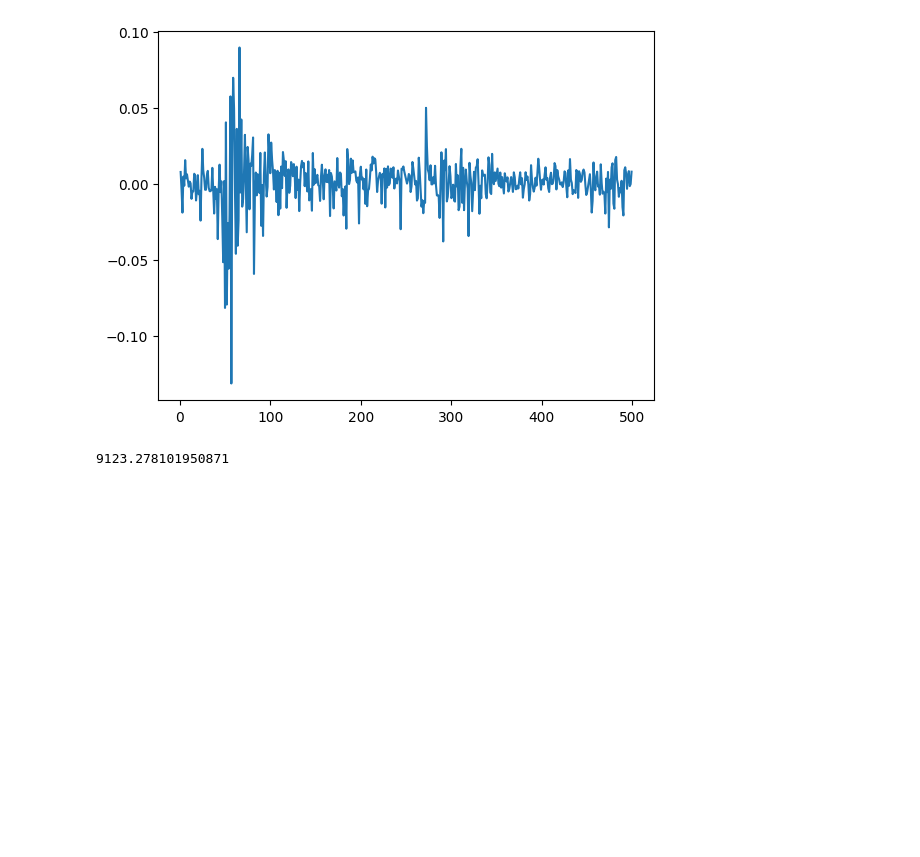
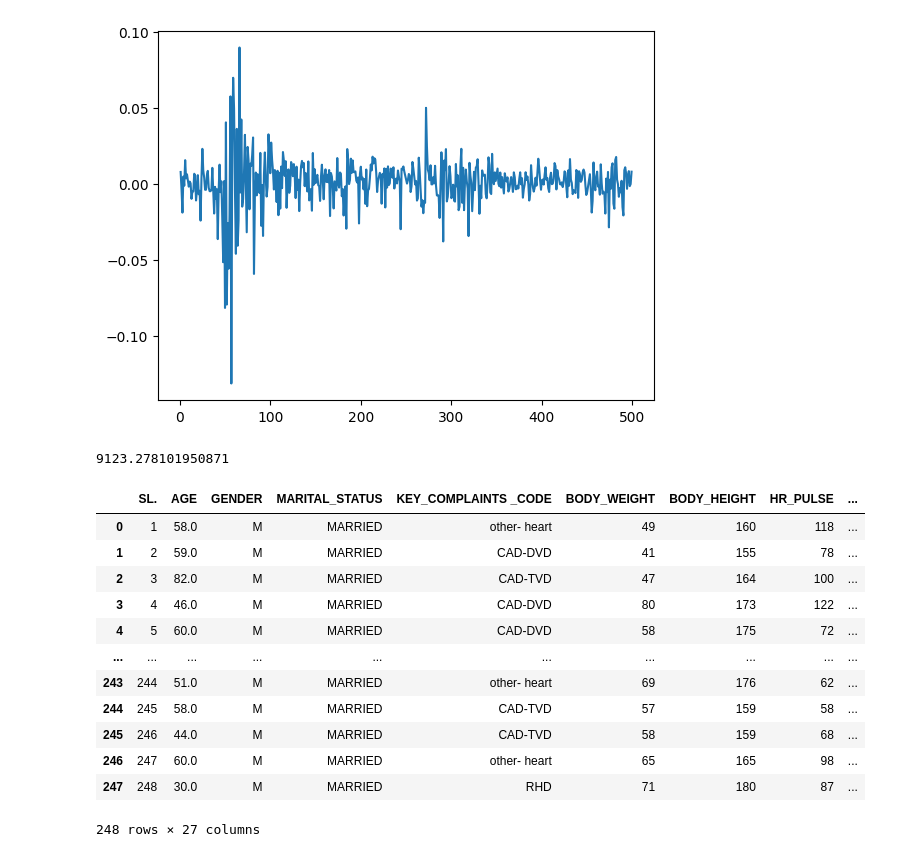
Before and after one commit to avijit4000/Practice, a Jupyter notebook: TEST_WORK/NEW/testy.ipynb, the cells around one changed output. Saved outputs shown, nothing was run; the diff lists cells and outputs as text; code cells hidden in the pictures; blank space fills up the shorter version.

```diff
--- a/TEST_WORK/NEW/testy.ipynb
+++ b/TEST_WORK/NEW/testy.ipynb
@@ -62,0 +65,18 @@ df["Index"].std()
+# %%
+df=pd.read_csv(r"D:\Pyn\MSDSM\Semester_3\PAR\regression\Mission_Hospital.csv")
+# %%
+df
+# %% [output]
+|  | SL. | AGE | GENDER | MARITAL_STATUS | KEY_COMPLAINTS _CODE | BODY_WEIGHT | BODY_HEIGHT | HR_PULSE | ... |
+| 0 | 1 | 58.0 | M | MARRIED | other- heart | 49 | 160 | 118 | ... |
+| 1 | 2 | 59.0 | M | MARRIED | CAD-DVD | 41 | 155 | 78 | ... |
+| 2 | 3 | 82.0 | M | MARRIED | CAD-TVD | 47 | 164 | 100 | ... |
+| 3 | 4 | 46.0 | M | MARRIED | CAD-DVD | 80 | 173 | 122 | ... |
+| 4 | 5 | 60.0 | M | MARRIED | CAD-DVD | 58 | 175 | 72 | ... |
+| ... | ... | ... | ... | ... | ... | ... | ... | ... | ... |
+| 243 | 244 | 51.0 | M | MARRIED | other- heart | 69 | 176 | 62 | ... |
+| 244 | 245 | 58.0 | M | MARRIED | CAD-TVD | 57 | 159 | 58 | ... |
+| 245 | 246 | 44.0 | M | MARRIED | CAD-TVD | 58 | 159 | 68 | ... |
+| 246 | 247 | 60.0 | M | MARRIED | other- heart | 65 | 165 | 98 | ... |
+| 247 | 248 | 30.0 | M | MARRIED | RHD | 71 | 180 | 87 | ... |
+248 rows × 27 columns
```
Also changed, not shown: parts of 14 cells of this notebook.
